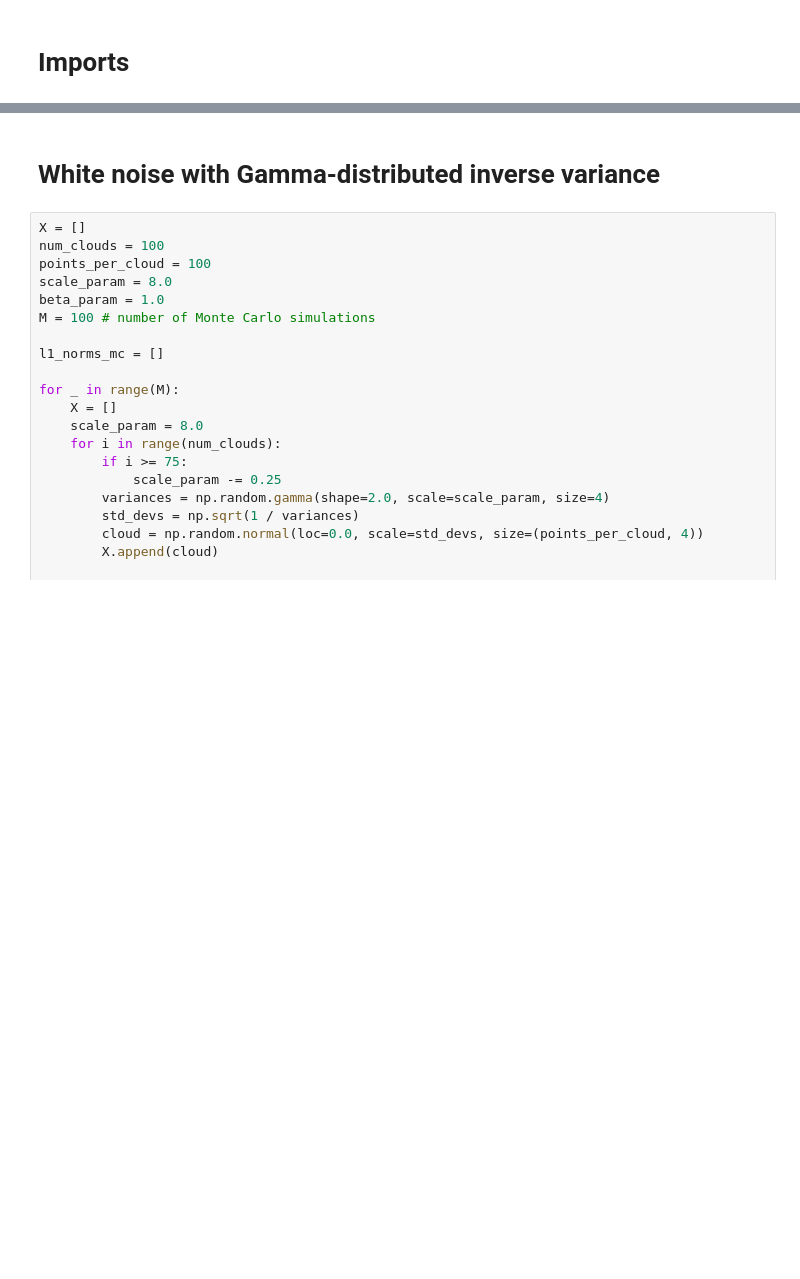
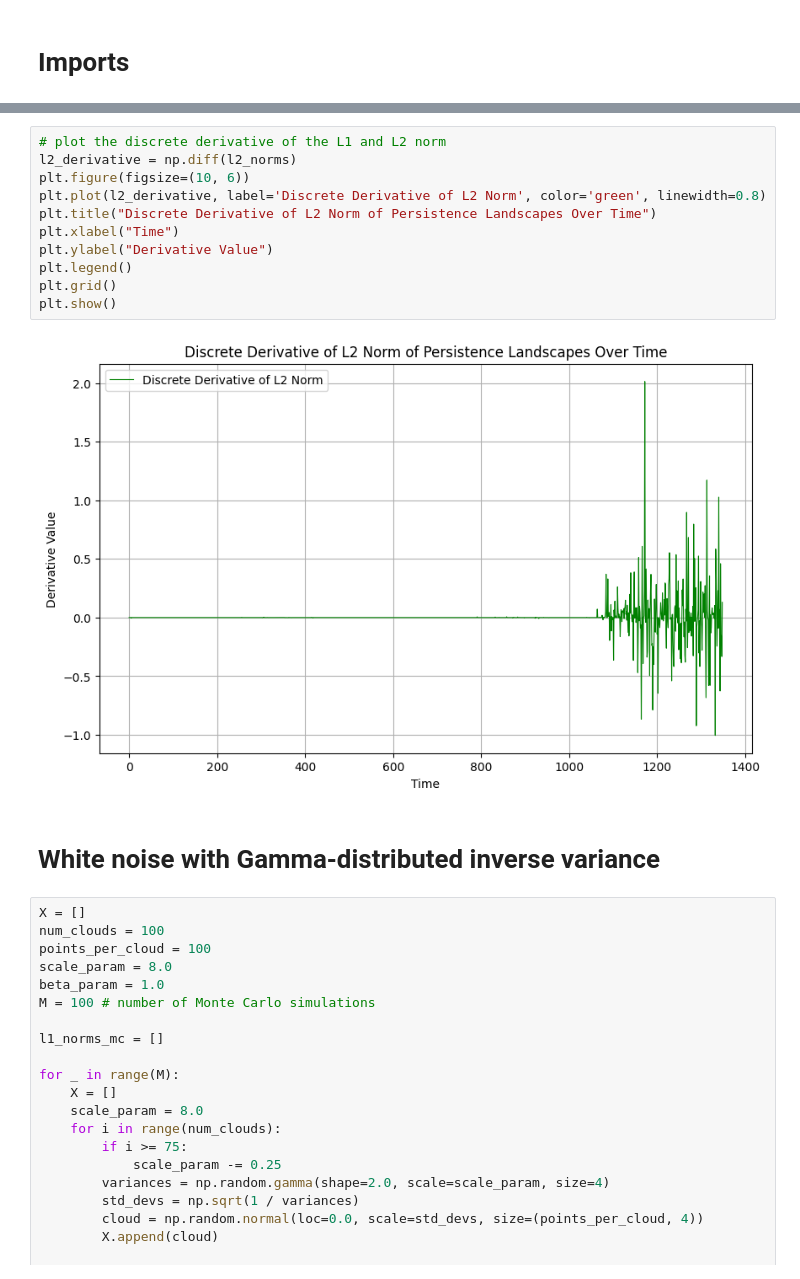
Before and after one commit to eliottprdlx/tda_finance, a Jupyter notebook: experiments.ipynb, the cells around one changed output, grey strips where cells are left out. Drawn from its saved outputs; the diff is of its cells as text; blank space fills up the shorter version.

```diff
--- a/experiments.ipynb
+++ b/experiments.ipynb
@@ -111,3 +113,16 @@ First value and second value in range are the same: grid is made of resolution c
+# %%
+# plot the discrete derivative of the L1 and L2 norm
+l2_derivative = np.diff(l2_norms)
+plt.figure(figsize=(10, 6))
+plt.plot(l2_derivative, label='Discrete Derivative of L2 Norm', color='green', linewidth=0.8)
+plt.title("Discrete Derivative of L2 Norm of Persistence Landscapes Over Time")
+plt.xlabel("Time")
+plt.ylabel("Derivative Value")
+plt.legend()
+plt.grid()
+plt.show()
+# %% [output]
+[figure, added]
 # %% [markdown]
 # White noise with Gamma-distributed inverse variance
 # %%
```
Also changed, not shown: parts of 17 cells of this notebook.
